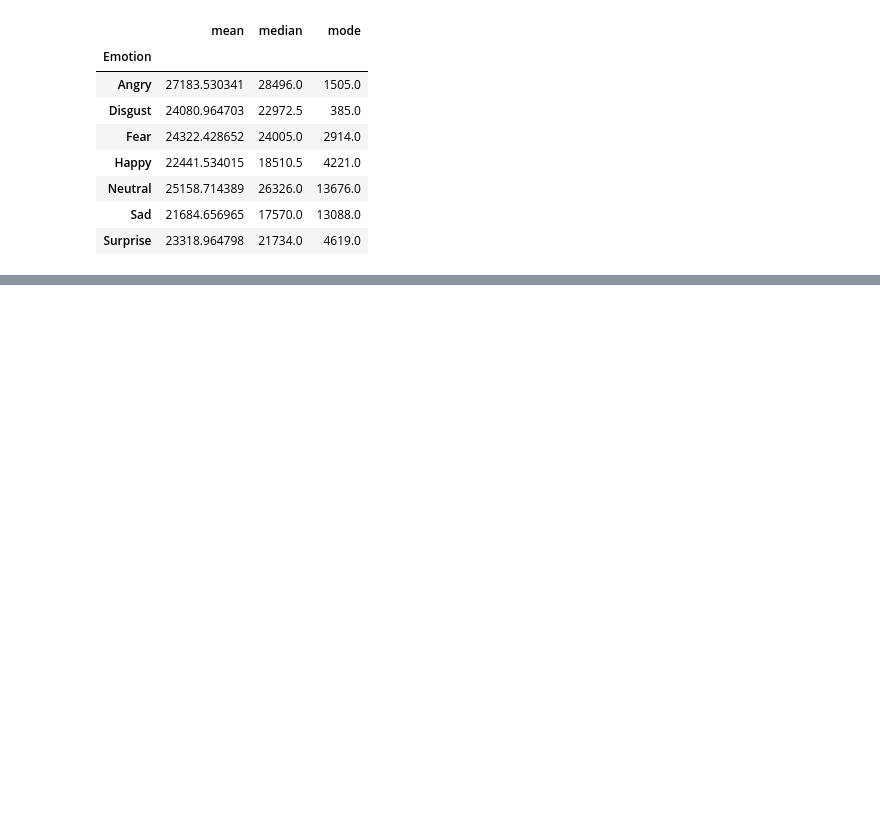
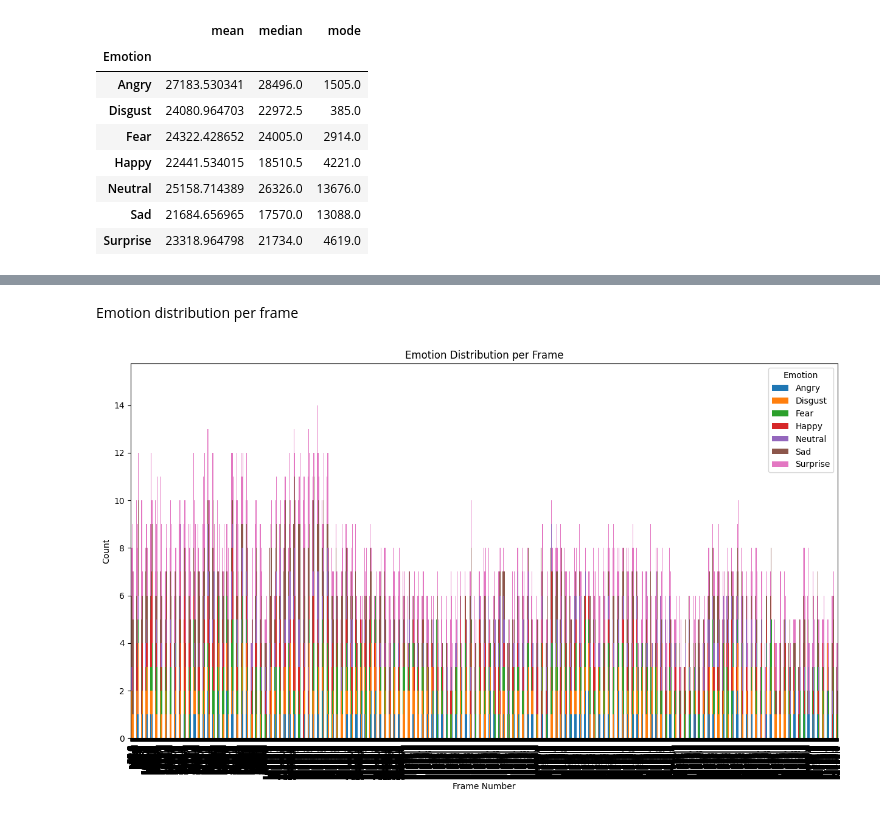
Before and after one commit to ajpessoa/PhD-data, a Jupyter notebook: DataReport.ipynb, the cells around one changed output, grey strips where cells are left out. Saved outputs shown, nothing was run; the diff lists cells and outputs as text; code cells hidden in the pictures; blank space fills up the shorter version.

```diff
--- a/DataReport.ipynb
+++ b/DataReport.ipynb
@@ -175,0 +198,16 @@ display(emotion_frame_stats)
+# %% [markdown]
+Emotion distribution per frame
+# %%
+def plot_emotion_distribution_per_frame(df):
+    emotion_frame = pd.crosstab(df['Frame Number'], df['Emotion'])
+
+    emotion_frame.plot(kind='bar', stacked=True, figsize=(15, 8))
+    plt.title('Emotion Distribution per Frame')
+    plt.xlabel('Frame Number')
+    plt.ylabel('Count')
+    plt.legend(title='Emotion')
+    plt.show()
+
+plot_emotion_distribution_per_frame(df)
+# %% [output]
+[figure, added]
```
Also changed, not shown: parts of 11 cells of this notebook.
